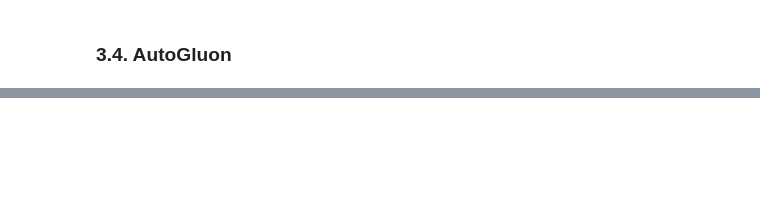
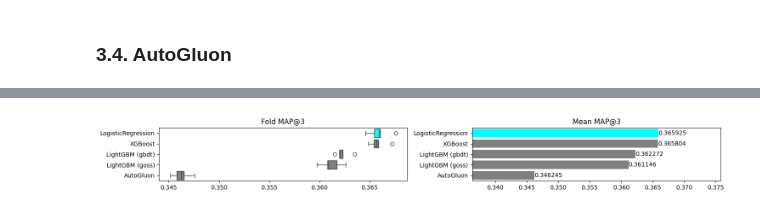
Before and after one commit to 0xBPNast/Portfolio, a Jupyter notebook: Kaggle/PredictingOptimalFertilizers_s5e6/EnsembleMultiClass_v1.ipynb, the cells around one changed output, grey strips where cells are left out. Saved outputs shown, nothing was run; the diff lists cells and outputs as text; code cells hidden in the pictures; blank space fills up the shorter version.

Commit message:
Consolidated required models into ensemble stack

```diff
--- a/Kaggle/PredictingOptimalFertilizers_s5e6/EnsembleMultiClass_v1.ipynb
+++ b/Kaggle/PredictingOptimalFertilizers_s5e6/EnsembleMultiClass_v1.ipynb
@@ -39,13 +50,13 @@ original[cat_cols] = original[cat_cols].astype(str).astype("category")
 # %%
 # Encode target "Fertilizer Name"
 label_encoder = LabelEncoder()
-train["Fertilizer Name"] = label_encoder.fit_transform(train["Fertilizer Name"])
-original["Fertilizer Name"] = label_encoder.transform(original["Fertilizer Name"])
+train[configs.target] = label_encoder.fit_transform(train[configs.target])
+original[configs.target] = label_encoder.transform(original[configs.target])
 
-X = train.drop("Fertilizer Name", axis=1)
-y = train["Fertilizer Name"]
+X = train.drop(configs.target, axis=1)
+y = train[configs.target]
 X_test = test
 
-X_original = original.drop("Fertilizer Name", axis=1)
-y_original = original["Fertilizer Name"]
+X_original = original.drop(configs.target, axis=1)
+y_original = original[configs.target]
 # %%
@@ -284,0 +388,5 @@ oof_pred_probs["XGBoost"], test_pred_probs["XGBoost"], scores["XGBoost"] = xgb_t
+# %%
+final_predictions = []
+for i in np.argsort(lr_test_pred_probs)[:, -3:][:, ::-1]:
+    prediction = label_encoder.inverse_transform(i)
+    final_predictions.append(" ".join(prediction))
@@ -284,0 +405,34 @@ oof_pred_probs["XGBoost"], test_pred_probs["XGBoost"], scores["XGBoost"] = xgb_t
+# %%
+scores = pd.DataFrame(scores)
+mean_scores = scores.mean().sort_values(ascending=False)
+order = scores.mean().sort_values(ascending=False).index.tolist()
+
+min_score = mean_scores.min()
+max_score = mean_scores.max()
+padding = (max_score - min_score) * 0.5
+lower_limit = min_score - padding
+upper_limit = max_score + padding
+
+fig, axs = plt.subplots(1, 2, figsize=(15, scores.shape[1] * 0.4))
+
+boxplot = sns.boxplot(data=scores, order=order, ax=axs[0], orient="h", color="grey")
+axs[0].set_title(f"Fold MAP@3")
+axs[0].set_xlabel("")
+axs[0].set_ylabel("")
+
+barplot = sns.barplot(x=mean_scores.values, y=mean_scores.index, ax=axs[1], color="grey")
+axs[1].set_title(f"Mean MAP@3")
+axs[1].set_xlabel("")
+axs[1].set_xlim(left=lower_limit, right=upper_limit)
+axs[1].set_ylabel("")
+
+for i, (score, model) in enumerate(zip(mean_scores.values, mean_scores.index)):
+    color = "cyan" if "logistic" in model.lower() else "grey"
+    barplot.patches[i].set_facecolor(color)
+    boxplot.patches[i].set_facecolor(color)
+    barplot.text(score, i, round(score, 6), va="center")
+
+plt.tight_layout()
+plt.show()
+# %% [output]
+[figure, added]
```
Also changed, not shown: parts of 16 cells of this notebook, 1 other file.
